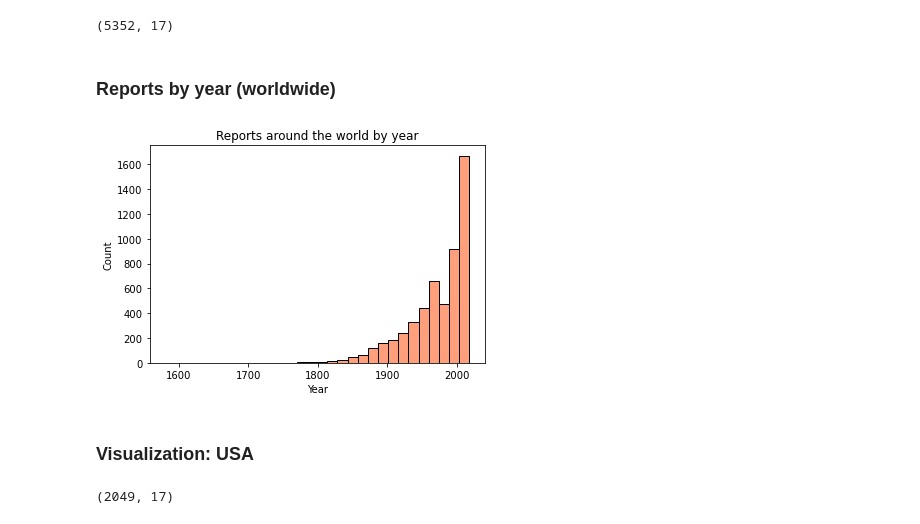
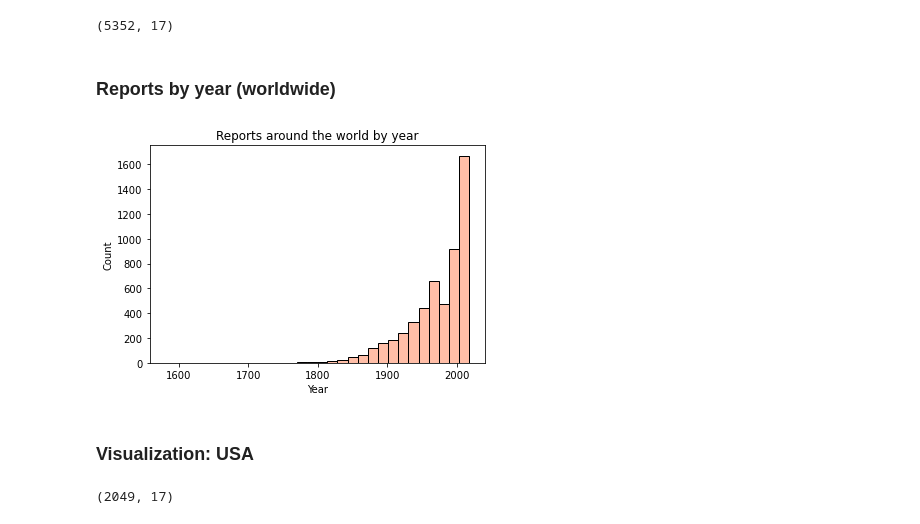
Before and after one commit to mplanasgit/project-1, a Jupyter notebook: my_project_analysis.ipynb, the cells around one changed output. Cells and saved outputs as stored; diff of their text form; code cells hidden in the pictures.

```diff
--- a/my_project_analysis.ipynb
+++ b/my_project_analysis.ipynb
@@ -353,16 +356,16 @@ sharks_clean.tail(3)
 sharks_clean.shape # Removed
 # %% [output]
 (5352, 17)
-# %% [markdown]
-### Reports by year (worldwide)
+# %% [markdown]
+### Reports by year (worldwide)
 # %%
 # Let's check the reports by year in the world
 
-fig_reports_year = sns.histplot(x = sharks_clean["Year"], bins = 30, color = "coral").set(title='Reports around the world by year')
+fig_reports_year = sns.histplot(x = sharks_clean["Year"], bins = 30, color = "coral", alpha = 0.5).set(title='Reports around the world by year')
 # %% [output]
-[figure, old version]
+[figure, new version]
-# %% [markdown]
-### Visualization: USA
+# %% [markdown]
+### Visualization: USA
 # %%
 # Let's create a new dataframe and will just keep those rows were Country == USA
 
```
Also changed, not shown: parts of 101 cells of this notebook.
